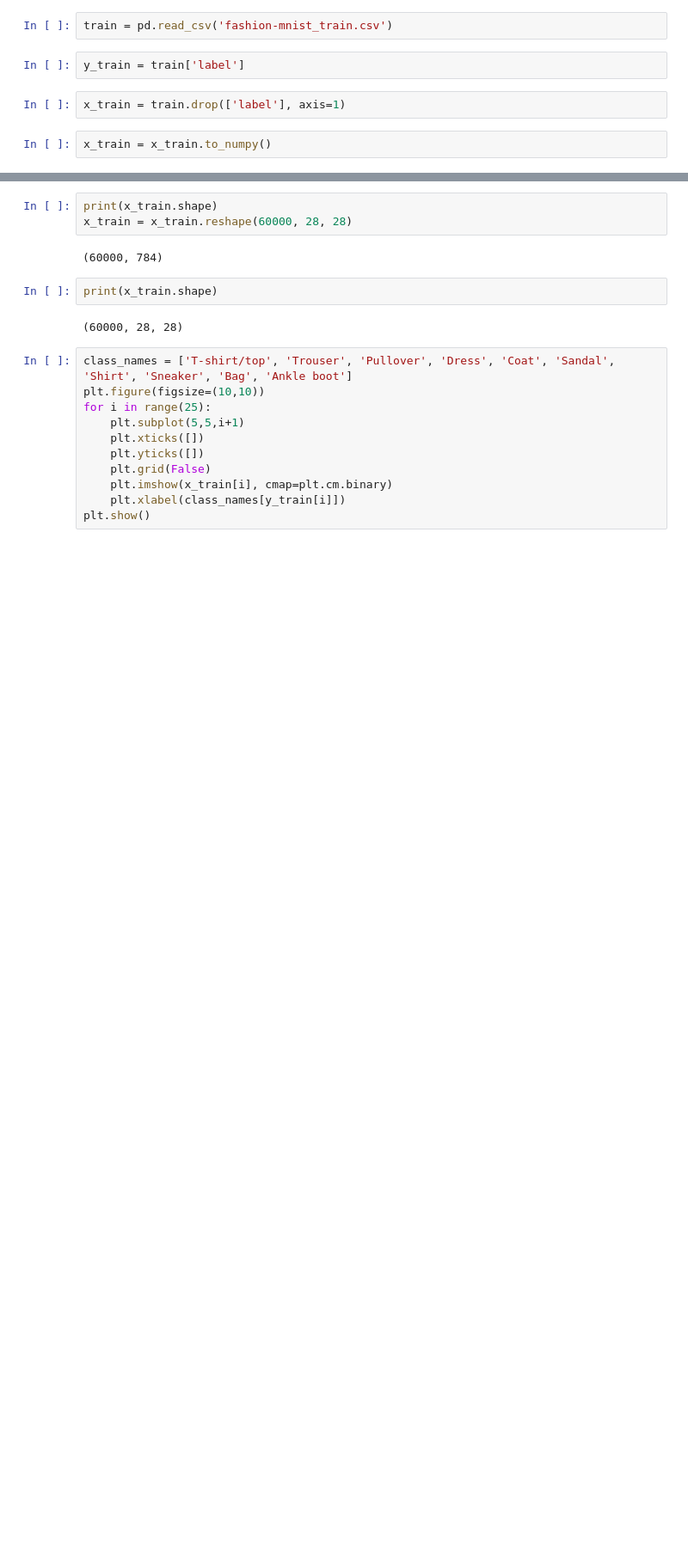
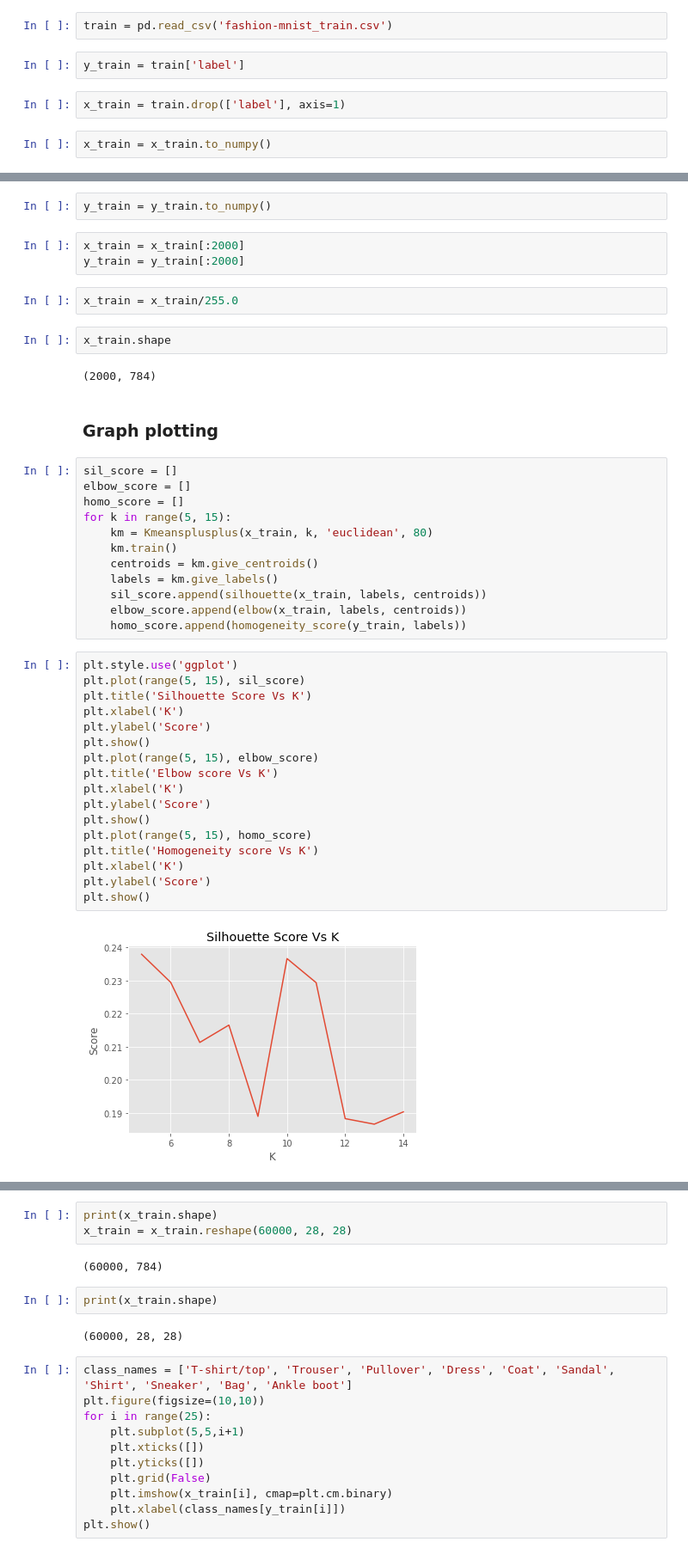
Before and after one commit to kanishk779/SMAI-2, a Jupyter notebook: question1.ipynb, the cells around one changed output, grey strips where cells are left out. Shown: that part at 86% size. Drawn from its saved outputs; the diff is of its cells as text; blank space fills up the shorter version.

```diff
--- a/question1.ipynb
+++ b/question1.ipynb
@@ -396,0 +402,44 @@ x_train = x_train.to_numpy()
+# %%
+y_train = y_train.to_numpy()
+# %%
+x_train = x_train[:2000]
+y_train = y_train[:2000]
+# %%
+x_train = x_train/255.0
+# %%
+x_train.shape
+# %% [output]
+(2000, 784)
+# %% [markdown]
+### Graph plotting
+# %%
+sil_score = []
+elbow_score = []
+homo_score = []
+for k in range(5, 15):
+    km = Kmeansplusplus(x_train, k, 'euclidean', 80)
+    km.train()
+    centroids = km.give_centroids()
+    labels = km.give_labels()
+    sil_score.append(silhouette(x_train, labels, centroids))
+    elbow_score.append(elbow(x_train, labels, centroids))
+    homo_score.append(homogeneity_score(y_train, labels))
+# %%
+plt.style.use('ggplot')
+plt.plot(range(5, 15), sil_score)
+plt.title('Silhouette Score Vs K')
+plt.xlabel('K')
+plt.ylabel('Score')
+plt.show()
+plt.plot(range(5, 15), elbow_score)
+plt.title('Elbow score Vs K')
+plt.xlabel('K')
+plt.ylabel('Score')
+plt.show()
+plt.plot(range(5, 15), homo_score)
+plt.title('Homogeneity score Vs K')
+plt.xlabel('K')
+plt.ylabel('Score')
+plt.show()
+# %% [output]
+[figure, added]
```
Also changed, not shown: parts of 10 cells of this notebook.
